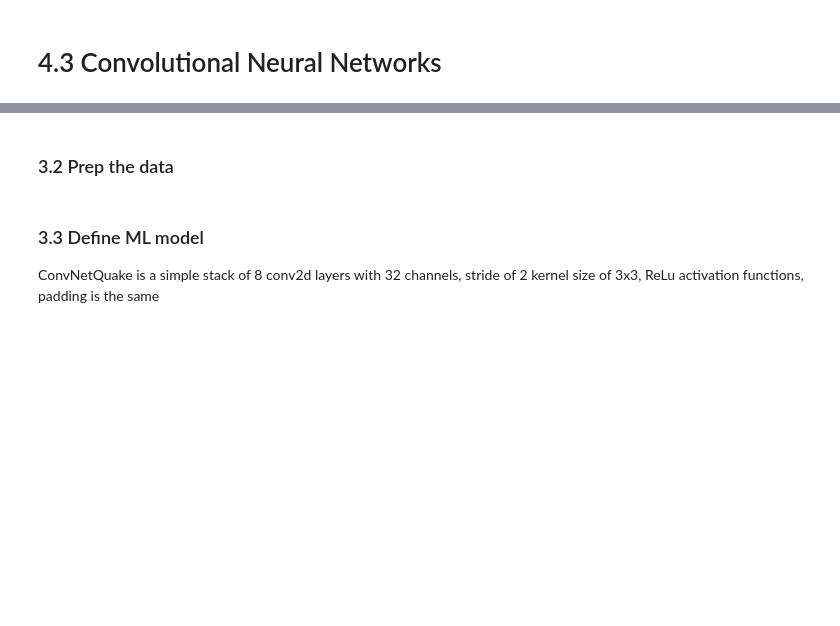
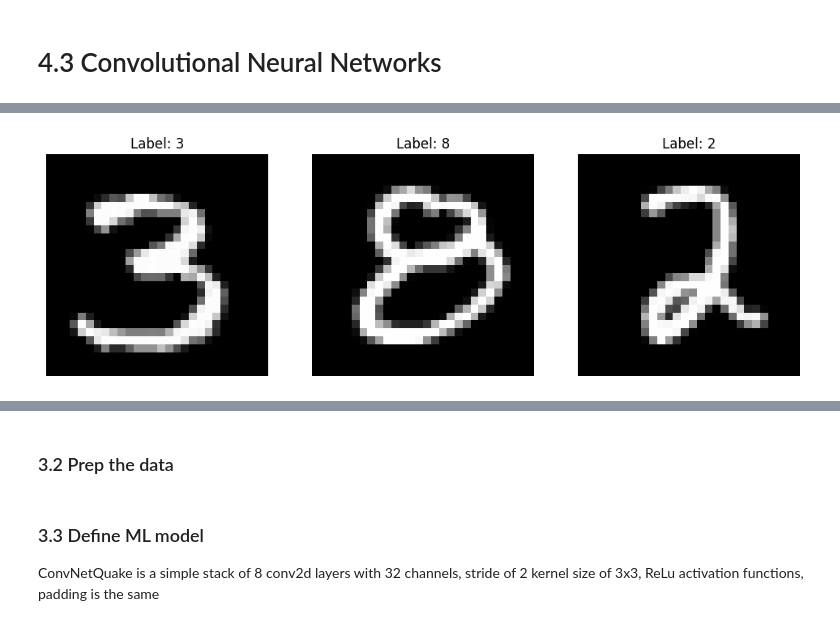
Before and after one commit to geo-smart/mlgeo, a Jupyter notebook: book/Chapter4-DeepLearning/mlgeo_4.3_CNN.ipynb, the cells around one changed output, grey strips where cells are left out. Cells and saved outputs as stored; diff of their text form; code cells hidden in the pictures; blank space fills up the shorter version.

```diff
--- a/book/Chapter4-DeepLearning/mlgeo_4.3_CNN.ipynb
+++ b/book/Chapter4-DeepLearning/mlgeo_4.3_CNN.ipynb
@@ -111 +256,21 @@ print(X.shape)
+# %%
+# Display 3 images
+num_images_to_display = 3
+
+# Set up a subplot
+fig, axes = plt.subplots(1, num_images_to_display, figsize=(12, 4))
+
+for i in range(num_images_to_display):
+    # Get a random batch
+    images, labels = next(iter(loaded_train))
+
+    # Display the image
+    img = images[i].numpy().squeeze()
+    axes[i].imshow(img, cmap='gray')
+    axes[i].set_title(f"Label: {labels[i].item()}")
+    axes[i].axis('off')
+
+plt.show()
+# %% [output]
+[figure, added]
 # %% [markdown]
```
Also changed, not shown: parts of 45 cells of this notebook, 3 other files.
